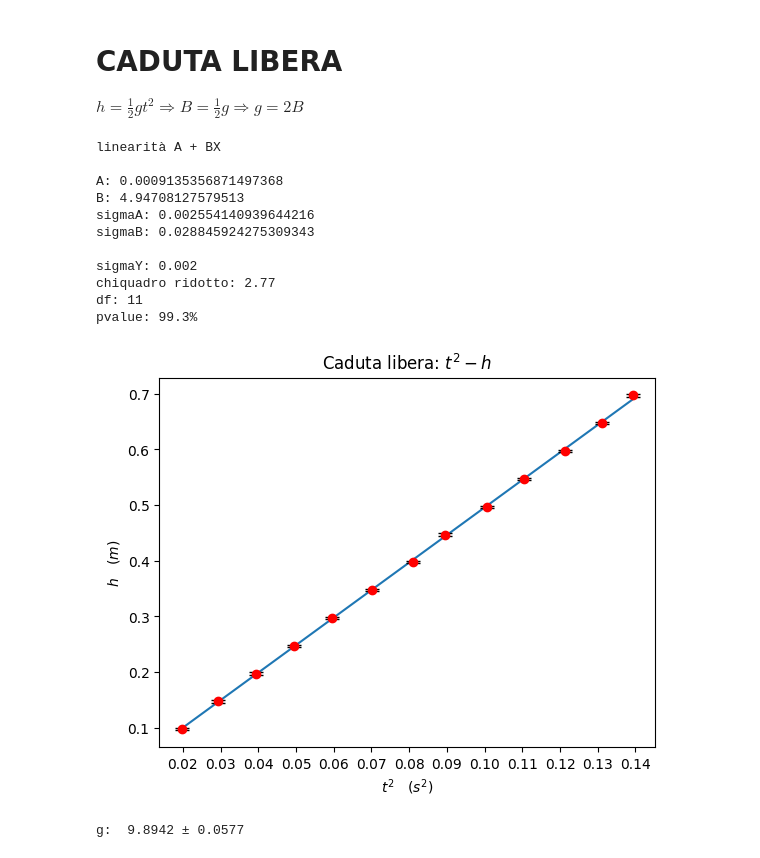
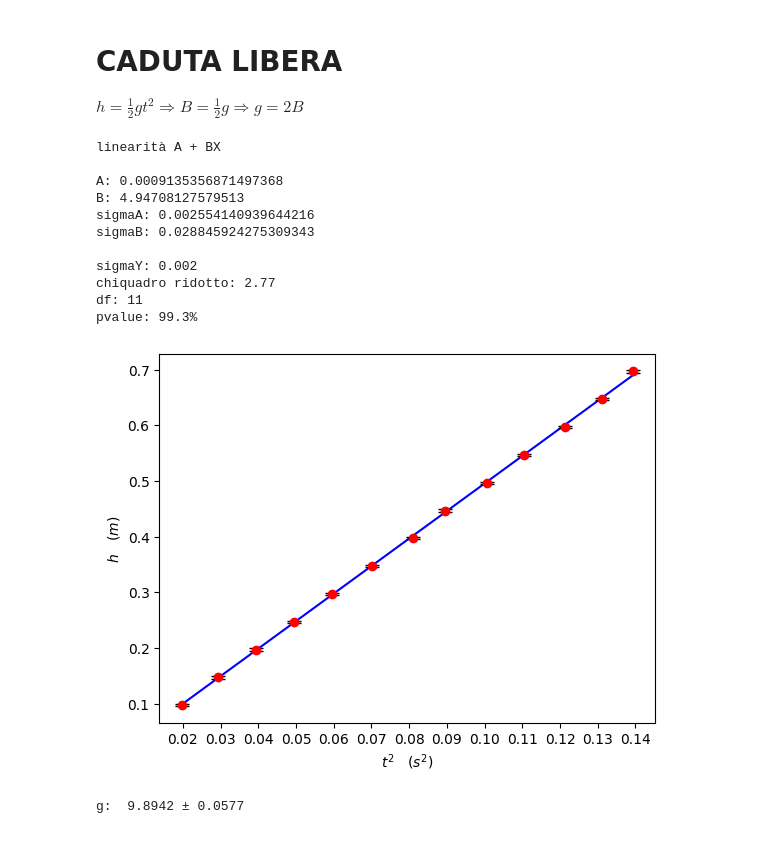
Before and after one commit to CarminatiGiovanni/LaboratorioFisica1, a Jupyter notebook: 04_KATER/PYTHON/caduta_libera.ipynb, the cells around one changed output. Saved outputs shown, nothing was run; the diff lists cells and outputs as text; code cells hidden in the pictures.

```diff
--- a/04_KATER/PYTHON/caduta_libera.ipynb
+++ b/04_KATER/PYTHON/caduta_libera.ipynb
@@ -12,7 +12,7 @@ import os
 FILE = os.path.abspath('') + '/../CSV/' + 'caduta_libera.csv'
 fr = pd.read_csv(FILE)
 
-h = np.array([10,15,20,25,30,35,40,45,50,55,60,65,70])
+h = np.array([10,15,20,25,30,35,40,45,50,55,60,65,70]) #nomi campi per la lettura del file
 
 t = []
 err_t = []
@@ -24,37 +24,37 @@ for i in h:
 t = np.array(t)/1000 # s
 err_t = np.array(err_t)/1000 # s
 
-h = h*0.01 + 0.004 + 0.009 - 0.016 # correzioni pedana TODO: verificare correzioni pedana
+h = h*0.01 + 0.004 + 0.009 - 0.016 # correzioni pedana
 sigmaH = 0.002 # m incertezza relativa allo strumento di misura
 
 r = RettaInterpolata(t**2,h,sigmaH)
 print(r)
-plt.title("Caduta libera: $t^{2} - h$")
-plt.plot(r.x_best,r.y_best)
+# plt.title("Caduta libera: $t^{2} - h$")
+plt.plot(r.x_best,r.y_best,color='blue')
 plt.errorbar(t**2,h,fmt='o',yerr=r.sigmaY,color="red",ecolor="black",capsize=5)
 plt.xticks(np.round(t**2,2))
 plt.ylabel('$h\quad(m)$')
 plt.xlabel('$t^{2}\quad(s^2)$')
 plt.show()
 
 
 # STIMA DI G
 
 g = 2*r.B
 sigmag = 2*r.sigmaB
 
 print('g: ',final_val(g,sigmag,decimals=4))
 # %% [output]
 linearità A + BX
 
 A: 0.0009135356871497368
 B: 4.94708127579513
 sigmaA: 0.002554140939644216
 sigmaB: 0.028845924275309343
 
 sigmaY: 0.002
 chiquadro ridotto: 2.77
 df: 11
 pvalue: 99.3%
-[figure, old version]
+[figure, new version]
 g:  9.8942 ± 0.0577
```
Also changed, not shown: parts of 4 cells of this notebook, 2 other files.
